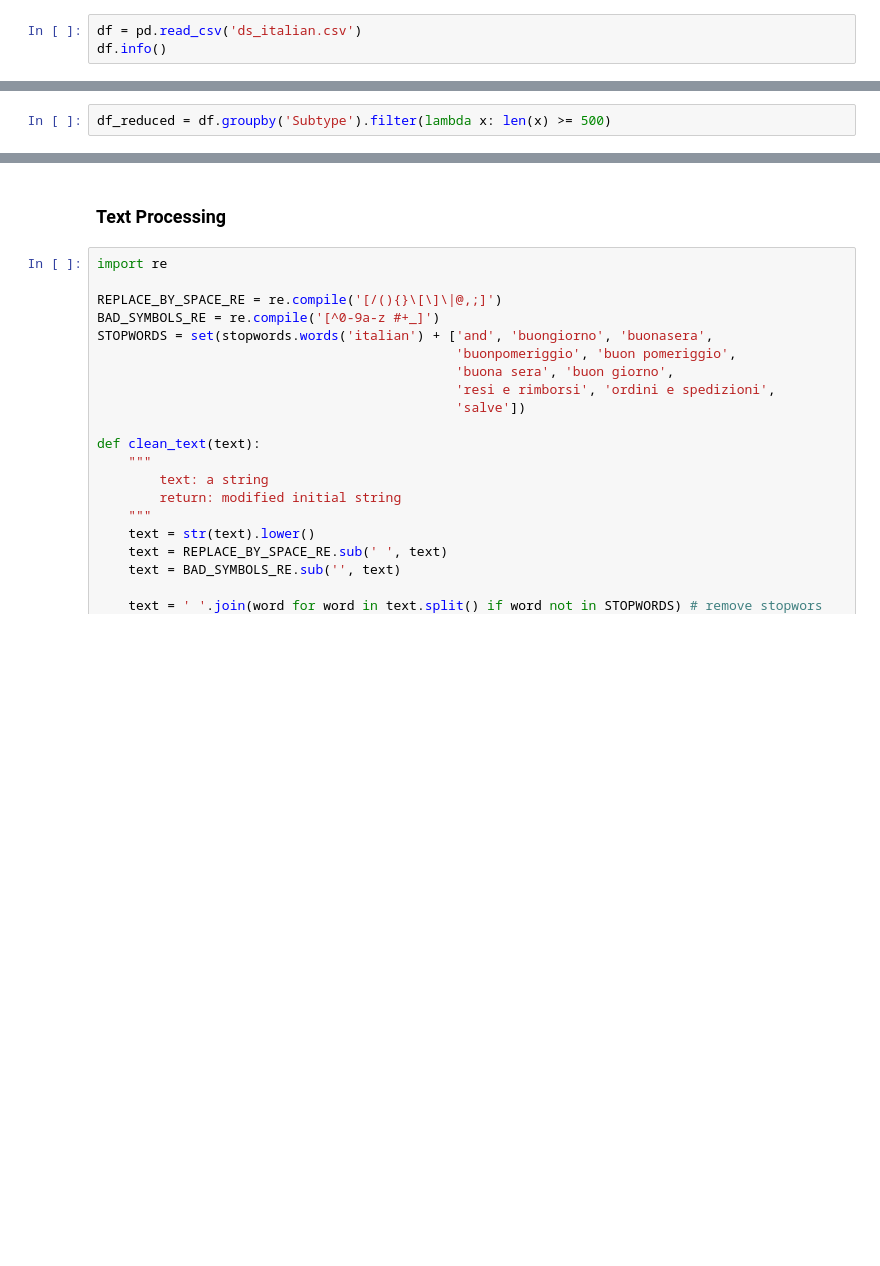
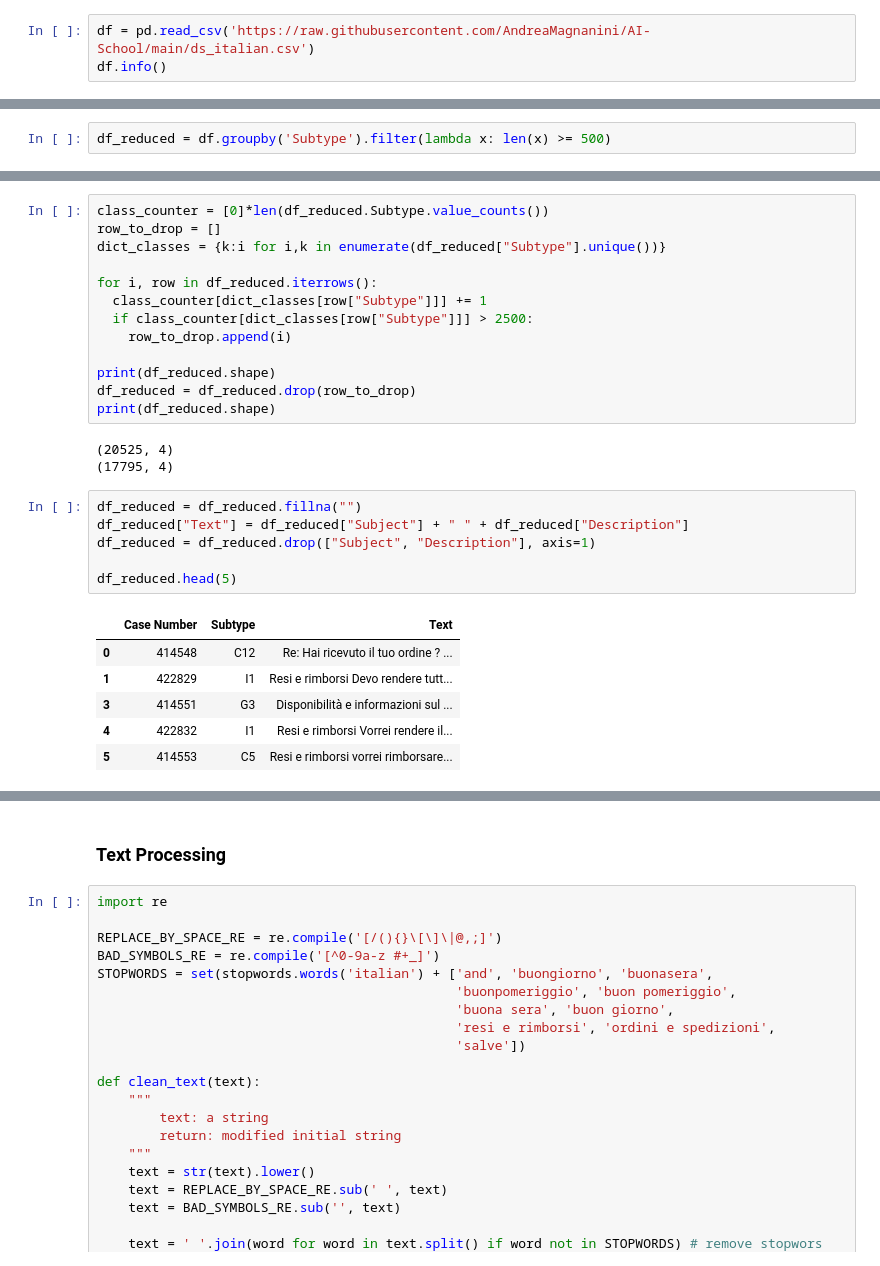
Before and after one commit to AndreaMagnanini/AI-School, a Jupyter notebook: AI_Know.ipynb, the cells around one changed output, grey strips where cells are left out. Cells and saved outputs as stored; diff of their text form; blank space fills up the shorter version.

```diff
--- a/AI_Know.ipynb
+++ b/AI_Know.ipynb
@@ -140,5 +137,5 @@ None
 # %% [markdown]
 ## <h3>Dataset</h5>
 # %%
-df = pd.read_csv('ds_italian.csv')
+df = pd.read_csv('https://raw.githubusercontent.com/AndreaMagnanini/AI-School/main/ds_italian.csv')
 df.info()
@@ -158,3 +190,32 @@ plt.show()
+# %%
+class_counter = [0]*len(df_reduced.Subtype.value_counts())
+row_to_drop = []
+dict_classes = {k:i for i,k in enumerate(df_reduced["Subtype"].unique())}
+
+for i, row in df_reduced.iterrows():
+  class_counter[dict_classes[row["Subtype"]]] += 1
+  if class_counter[dict_classes[row["Subtype"]]] > 2500:
+    row_to_drop.append(i)
+
+print(df_reduced.shape)
+df_reduced = df_reduced.drop(row_to_drop)
+print(df_reduced.shape)
+# %% [output]
+(20525, 4)
+(17795, 4)
+# %%
+df_reduced = df_reduced.fillna("")
+df_reduced["Text"] = df_reduced["Subject"] + " " + df_reduced["Description"]
+df_reduced = df_reduced.drop(["Subject", "Description"], axis=1)
+
+df_reduced.head(5)
+# %% [output]
+|  | Case Number | Subtype | Text |
+| 0 | 414548 | C12 | Re: Hai ricevuto il tuo ordine ? ... |
+| 1 | 422829 | I1 | Resi e rimborsi Devo rendere tutt... |
+| 3 | 414551 | G3 | Disponibilità e informazioni sul ... |
+| 4 | 422832 | I1 | Resi e rimborsi Vorrei rendere il... |
+| 5 | 414553 | C5 | Resi e rimborsi vorrei rimborsare... |
 # %%
 map_letter_names = {
     'B5': 'FC Other',
```
Also changed, not shown: parts of 19 cells of this notebook.
